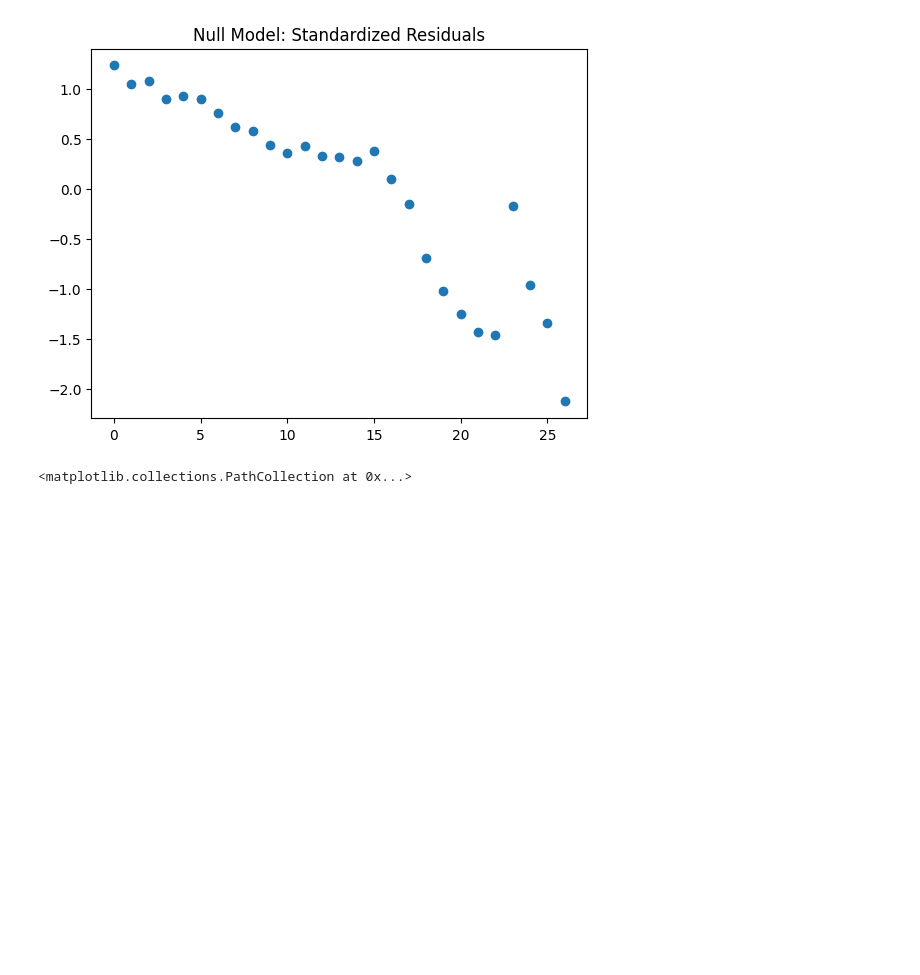
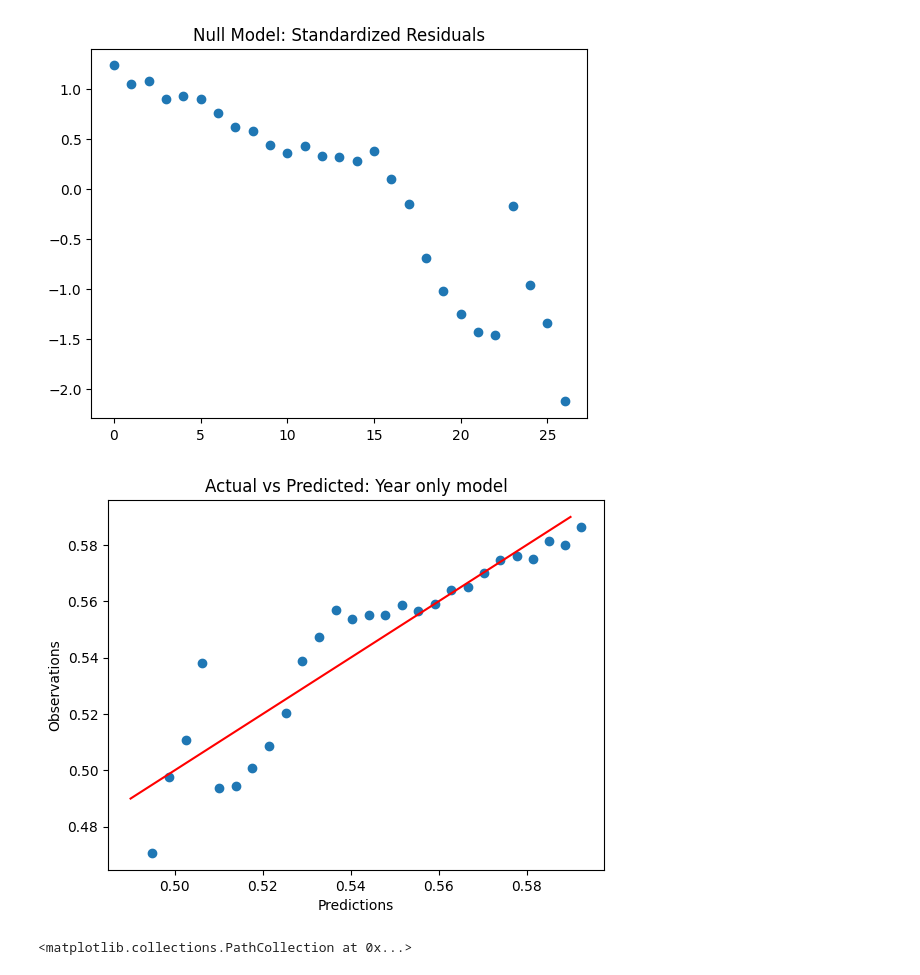
Before and after one commit to KingJMS1/LogisticProject, a Jupyter notebook: logistic_final.ipynb, the cells around one changed output. Cells and saved outputs as stored; diff of their text form; code cells hidden in the pictures; blank space fills up the shorter version.

```diff
--- a/logistic_final.ipynb
+++ b/logistic_final.ipynb
@@ -553,6 +553,15 @@ plt.scatter(np.arange(len(y)), betareg.std_resids(paramsn, Xn, yn))
 # %% [output]
 <matplotlib.collections.PathCollection at 0x...>
 [figure]
+# %%
+plt.title("Actual vs Predicted: Year only model")
+plt.xlabel("Predictions")
+plt.ylabel("Observations")
+plt.scatter(betareg.get_mu(Xy, paramsy[:-1]), y)
+plt.plot([0.49, 0.59], [0.49, 0.59], color="red")
+plt.savefig("images/yearap.png")
+# %% [output]
+[figure, added]
 # %%
 plt.title("Median Usual Weekly Earnings: Standardized Residuals")
 plt.scatter(np.arange(len(y)), betareg.std_resids(paramsm, Xm, ym))
```
Also changed, not shown: parts of 33 cells of this notebook, 8 other files.
